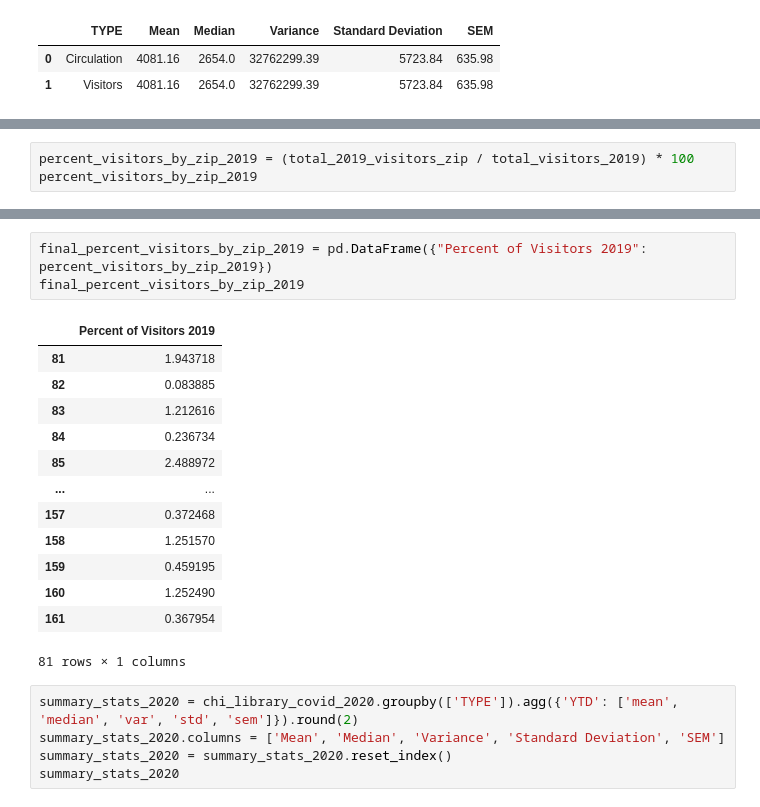
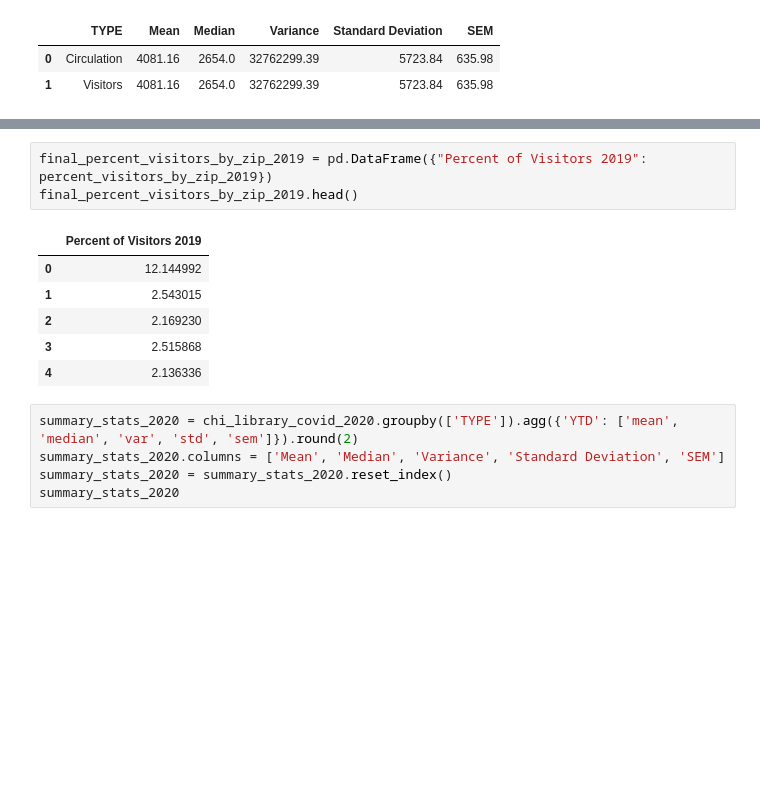
Before and after one commit to nataliepiehl/project_one, a Jupyter notebook: Code/Jeff_Data_Analysis.ipynb, the cells around one changed output, grey strips where cells are left out. Saved outputs shown, nothing was run; the diff lists cells and outputs as text; blank space fills up the shorter version.

```diff
--- a/Code/Jeff_Data_Analysis.ipynb
+++ b/Code/Jeff_Data_Analysis.ipynb
@@ -224,3 +225,0 @@ Name: YTD, Length: 81, dtype: float64
-# %%
-percent_visitors_by_zip_2019 = (total_2019_visitors_zip / total_visitors_2019) * 100
-percent_visitors_by_zip_2019
@@ -240,20 +226,13 @@ Name: YTD, Length: 81, dtype: float64
 # %%
 final_percent_visitors_by_zip_2019 = pd.DataFrame({"Percent of Visitors 2019": percent_visitors_by_zip_2019})
-final_percent_visitors_by_zip_2019
+final_percent_visitors_by_zip_2019.head()
 # %% [output]
 |  | Percent of Visitors 2019 |
-| 81 | 1.943718 |
-| 82 | 0.083885 |
-| 83 | 1.212616 |
-| 84 | 0.236734 |
-| 85 | 2.488972 |
-| ... | ... |
-| 157 | 0.372468 |
-| 158 | 1.251570 |
-| 159 | 0.459195 |
-| 160 | 1.252490 |
-| 161 | 0.367954 |
+| 0 | 12.144992 |
+| 1 | 2.543015 |
+| 2 | 2.169230 |
+| 3 | 2.515868 |
+| 4 | 2.136336 |
-81 rows × 1 columns
 # %%
 summary_stats_2020 = chi_library_covid_2020.groupby(['TYPE']).agg({'YTD': ['mean', 'median', 'var', 'std', 'sem']}).round(2)
 summary_stats_2020.columns = ['Mean', 'Median', 'Variance', 'Standard Deviation', 'SEM']
```
Also changed, not shown: parts of 12 cells of this notebook.
